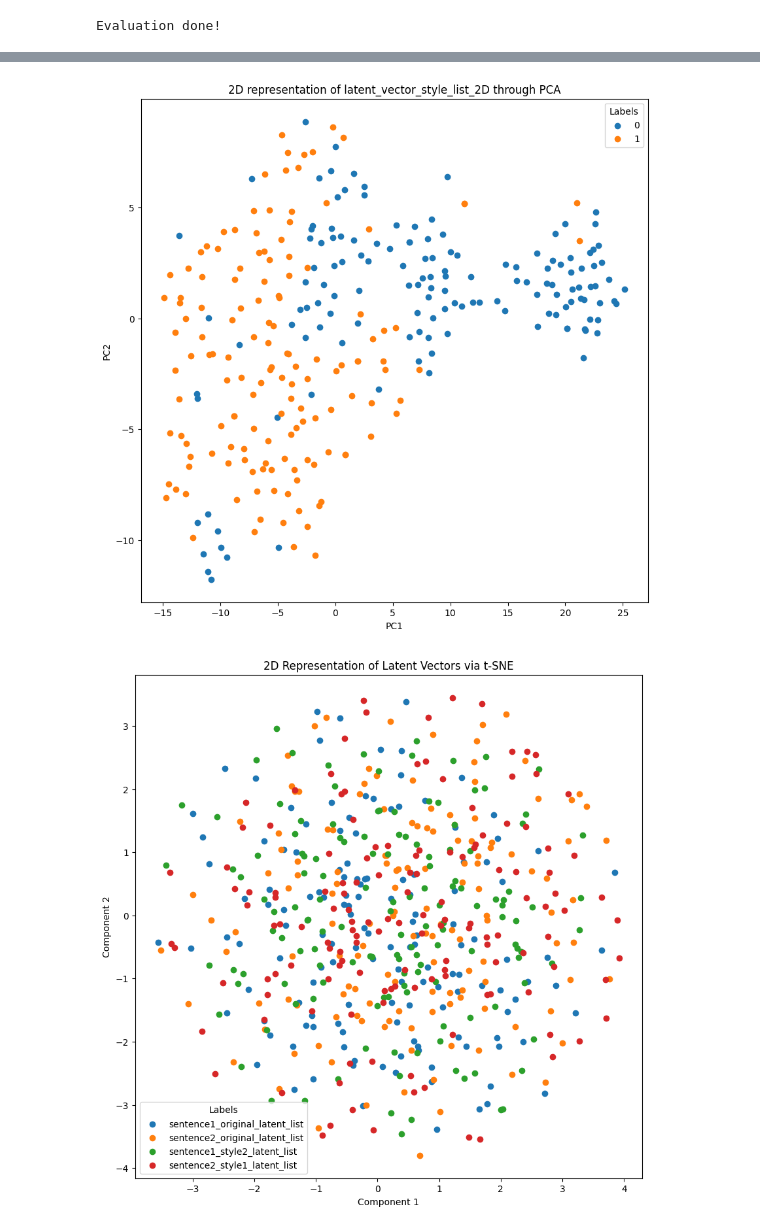
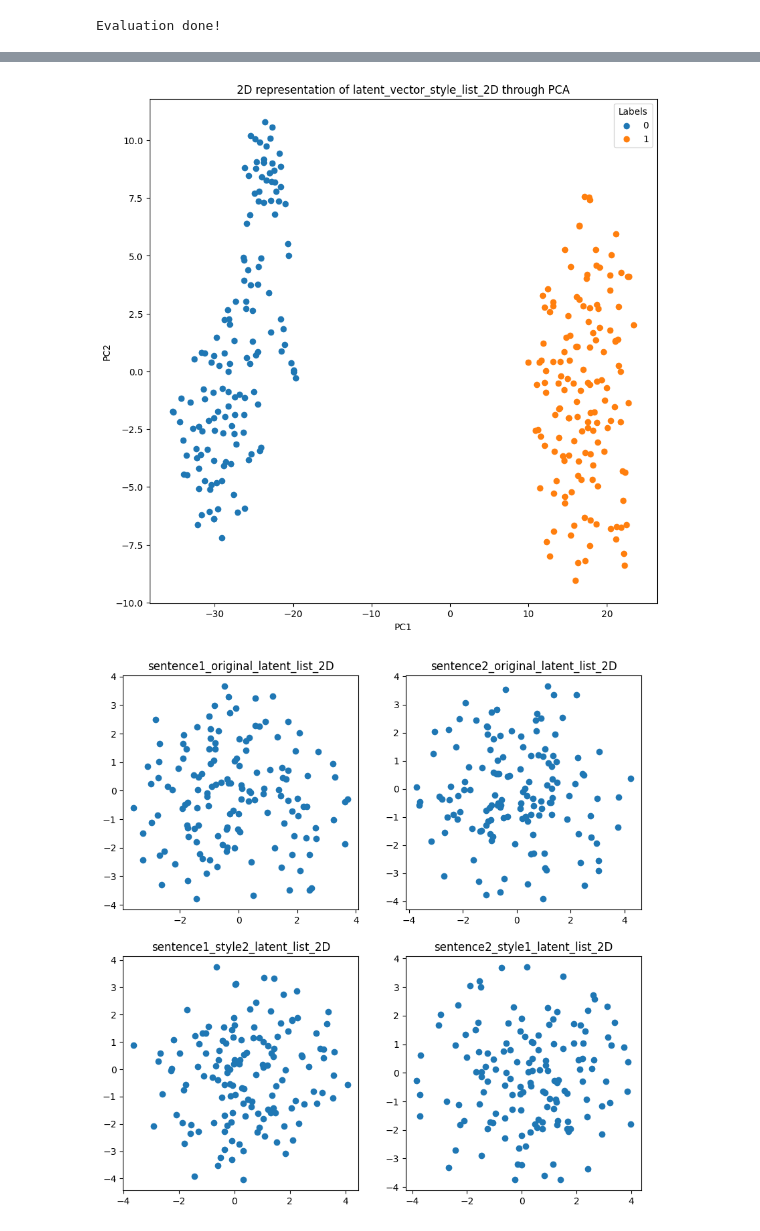
Before and after one commit to GussLii/Natural-Language_Project, a Jupyter notebook: 3.2encoder_eval.ipynb, the cells around one changed output, grey strips where cells are left out. Cells and saved outputs as stored; diff of their text form; code cells hidden in the pictures.

Commit message:
udate two encoder

```diff
--- a/3.2encoder_eval.ipynb
+++ b/3.2encoder_eval.ipynb
@@ -190,10 +189,11 @@ for batch in test_loader:
         transfer_encoder_output2 = encoder_content_output2
         transfer_encoder_output2.hidden_states = sentence2_style1_latent
 
-
+        decoder_input = tokenizer('', padding='max_length', truncation=True, max_length=max_length, return_tensors='pt')['input_ids'].to(device)
+        decoder_input = decoder_input.repeat(input_ids1.shape[0],1)
 
         # call decoder
-        sentence1_original, sentence2_original, sentence1_style2, sentence2_style1 = model_decoder(original_encoder_output1, original_encoder_output2, transfer_encoder_output1, transfer_encoder_output2, input_ids1, input_ids2)
+        sentence1_original, sentence2_original, sentence1_style2, sentence2_style1 = model_decoder(original_encoder_output1, original_encoder_output2, transfer_encoder_output1, transfer_encoder_output2, decoder_input, decoder_input)
 
         # save hidden_state
         content_hidden_state1 = torch.mean(content_hidden_state1, dim=1)
@@ -421,43 +422,47 @@ plt.legend(title='Labels')
 # Show plot
 plt.show()
 # %% [output]
-[figure, old version]
+[figure, new version]
 # %%
 from sklearn.manifold import TSNE
 import matplotlib.pyplot as plt
 import numpy as np
 
 # Assuming sentence1_original_latent_list, etc., are your arrays of latent vectors
 
 # Combine all latent vectors into a single dataset
 combined_latent_vectors = np.concatenate([
     sentence1_original_latent_list,
     sentence2_original_latent_list,
     sentence1_style2_latent_list,
     sentence2_style1_latent_list
 ])
 
 # Apply t-SNE to the combined dataset
 pca = TSNE(n_components=2)
 combined_latent_vectors_2D = pca.fit_transform(combined_latent_vectors)
 
 # Split the transformed data back into separate sets
 num_vectors = len(sentence1_original_latent_list)
 sentence1_original_latent_list_2D = combined_latent_vectors_2D[:num_vectors]
 sentence2_original_latent_list_2D = combined_latent_vectors_2D[num_vectors:2*num_vectors]
 sentence1_style2_latent_list_2D = combined_latent_vectors_2D[2*num_vectors:3*num_vectors]
 sentence2_style1_latent_list_2D = combined_latent_vectors_2D[3*num_vectors:]
 
-# Plot 2D representations
+# Plot 2D representations in four separate plots
 plt.figure(figsize=(10, 10))
-plt.scatter(sentence1_original_latent_list_2D[:, 0], sentence1_original_latent_list_2D[:, 1], label='sentence1_original_latent_list')
-plt.scatter(sentence2_original_latent_list_2D[:, 0], sentence2_original_latent_list_2D[:, 1], label='sentence2_original_latent_list')
-plt.scatter(sentence1_style2_latent_list_2D[:, 0], sentence1_style2_latent_list_2D[:, 1], label='sentence1_style2_latent_list')
-plt.scatter(sentence2_style1_latent_list_2D[:, 0], sentence2_style1_latent_list_2D[:, 1], label='sentence2_style1_latent_list')
-plt.xlabel('Component 1')
-plt.ylabel('Component 2')
-plt.title('2D Representation of Latent Vectors via t-SNE')
-plt.legend(title='Labels')
+plt.subplot(2, 2, 1)
+plt.scatter(sentence1_original_latent_list_2D[:, 0], sentence1_original_latent_list_2D[:, 1])
+plt.title('sentence1_original_latent_list_2D')
+plt.subplot(2, 2, 2)
+plt.scatter(sentence2_original_latent_list_2D[:, 0], sentence2_original_latent_list_2D[:, 1])
+plt.title('sentence2_original_latent_list_2D')
+plt.subplot(2, 2, 3)
+plt.scatter(sentence1_style2_latent_list_2D[:, 0], sentence1_style2_latent_list_2D[:, 1])
+plt.title('sentence1_style2_latent_list_2D')
+plt.subplot(2, 2, 4)
+plt.scatter(sentence2_style1_latent_list_2D[:, 0], sentence2_style1_latent_list_2D[:, 1])
+plt.title('sentence2_style1_latent_list_2D')
 plt.show()
 # %% [output]
-[figure, old version]
+[figure, new version]
```
Also changed, not shown: parts of 4 cells of this notebook, 1 other file.
